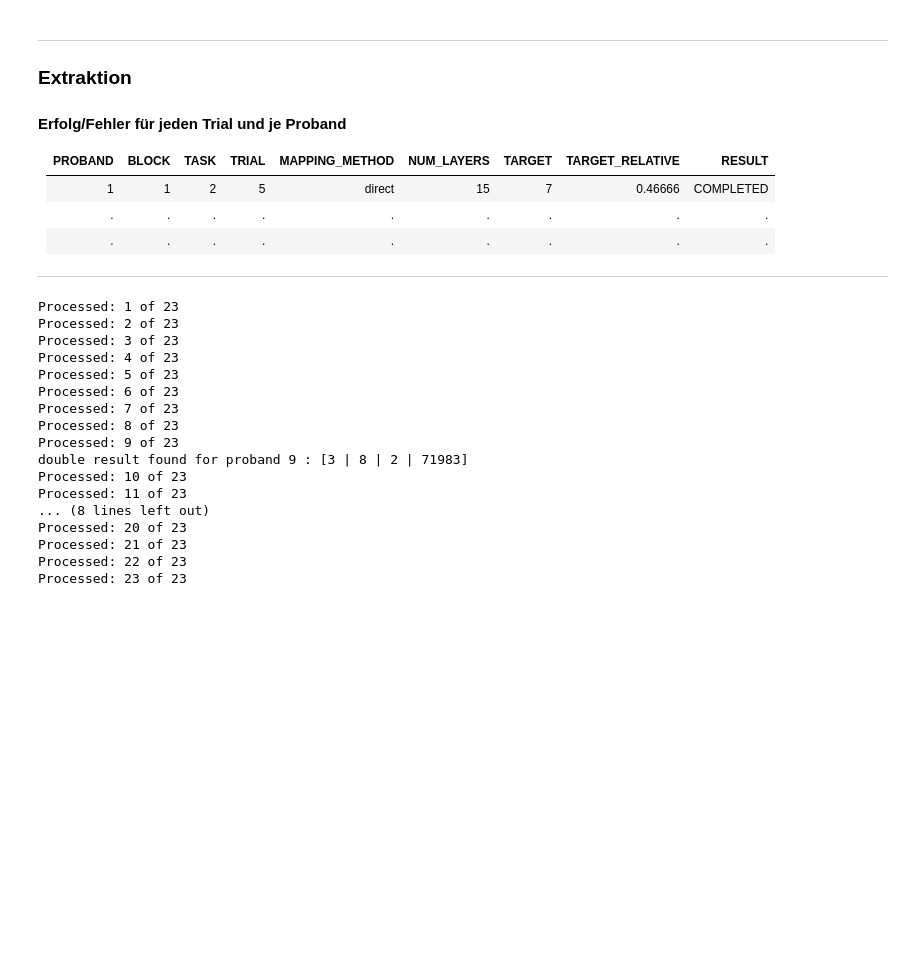
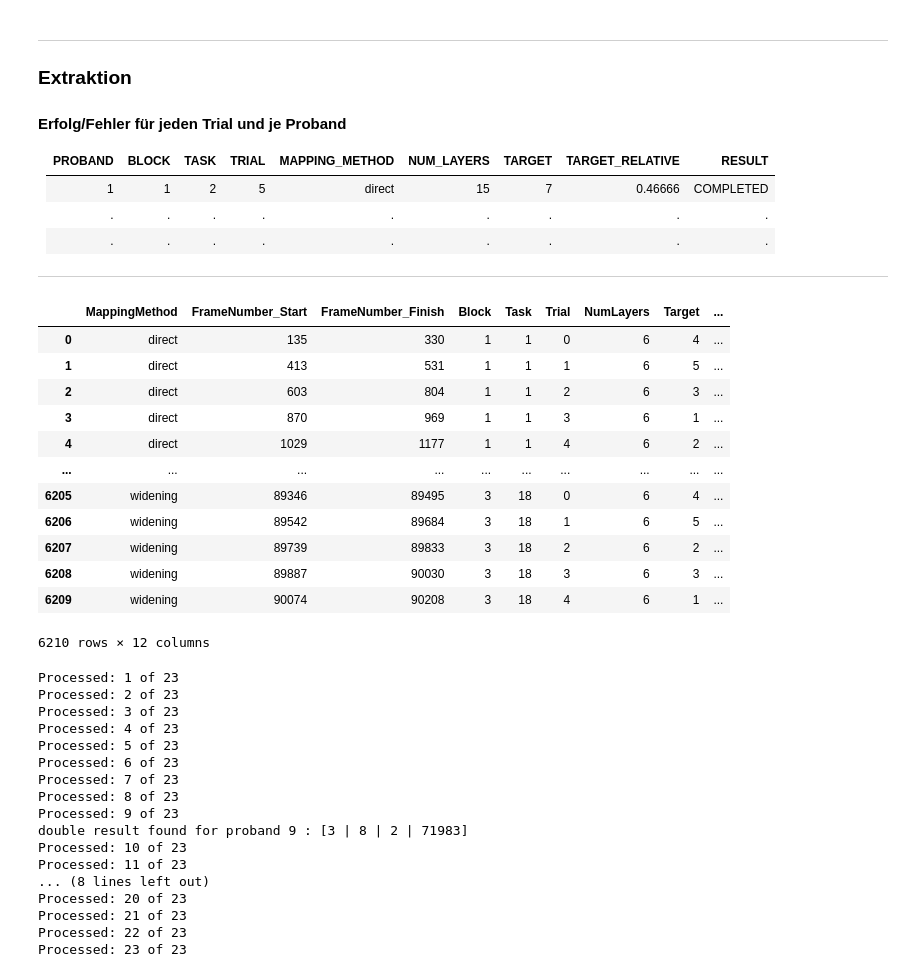
Before and after one commit to visualengineers/reflex-avi2022-results, a Jupyter notebook: code/zelasto study.ipynb, the cells around one changed output. Cells and saved outputs as stored; diff of their text form; code cells hidden in the pictures; blank space fills up the shorter version.

```diff
--- a/code/zelasto study.ipynb
+++ b/code/zelasto study.ipynb
@@ -252,6 +252,76 @@ finished
 | .       | .     | .    | .     | .              | .          | .      | .               | .         |
 
 ---
+# %%
+import numpy as np
+#create new Dataframe for the results per Trial and Proband
+cn_result = ["Proband", "Block", "Task", "Trial", "MappingMethod", "NumLayers", "Target", "Target_Relative", "Result", "Result_Numeric", "FrameNumber_Start", "FrameNumber_Finish"]
+allTrials = pd.DataFrame(columns = cn_result)
+
+probandNum = 0
+probands = []
+
+for proband in cleanedStudy:
+
+    start = proband[(proband['posX']  == " START")]
+    # remove duplicate labels (keep last)
+    start = start.drop_duplicates(['TaskNo', 'TrialIdx'], keep='last')
+
+    finish = proband[(proband["posX"] == " COMPLETED") | (proband["posX"] == " FAILED") | (proband["posX"] == " TERMINATED")]
+
+    # remove duplicate labels (keep first)
+    finish = finish.drop_duplicates(['TaskNo', 'TrialIdx'])
+
+    # setting the indices - associate the date sets with each other - nth start <-> nth finish
+    finish["FrameNumber_Start"] = start.index
+    start["FrameNumber_Finish"] = finish.index
+
+    #display(start)
+    # display(finish)
+
+    finish = finish.reset_index()
+    start = start.reset_index()
+
+    result = pd.DataFrame(start["mappingMethod"])
+    result = result.rename(columns= {"mappingMethod": "MappingMethod"})
+
+    result["FrameNumber_Start"] = finish["FrameNumber_Start"]
+    result["FrameNumber_Finish"] = start["FrameNumber_Finish"]
+    result["Block"] = (start["TaskNo"] / 18).apply(np.ceil).astype(int)
+    result["Task"] = (start["TaskNo"] - ((result["Block"] - 1) * 18)).astype(int)
+    result["Trial"] = start["TrialIdx"].astype(int)
+    result["NumLayers"] = start["LayerCount"]
+    result["Target"] = start["TargetLayers"].str.split(",")
+    result["Target"] = result.apply(lambda item: item["Target"][item["Trial"]], axis = 1).astype(int)
+    result["Target_Relative"] = result["Target"].astype(float) / result["NumLayers"].astype(float)
+
+    #[start["TrialIdx"]].astype(int)
+
+    result["Result"] = finish["posX"]
+    result["Result_Numeric"] = result["Result"].map({" COMPLETED": 1, " FAILED": 0, " TERMINATED": 0})
+
+    # display(result)
+    result["Proband"] = probandNum
+
+    probandNum += 1
+    probands.append(result)
+
+allTrials = pd.concat(probands, ignore_index=True)
+display(allTrials)
+# %% [output]
+|  | MappingMethod | FrameNumber_Start | FrameNumber_Finish | Block | Task | Trial | NumLayers | Target | ... |
+| 0 | direct | 135 | 330 | 1 | 1 | 0 | 6 | 4 | ... |
+| 1 | direct | 413 | 531 | 1 | 1 | 1 | 6 | 5 | ... |
+| 2 | direct | 603 | 804 | 1 | 1 | 2 | 6 | 3 | ... |
+| 3 | direct | 870 | 969 | 1 | 1 | 3 | 6 | 1 | ... |
+| 4 | direct | 1029 | 1177 | 1 | 1 | 4 | 6 | 2 | ... |
+| ... | ... | ... | ... | ... | ... | ... | ... | ... | ... |
+| 6205 | widening | 89346 | 89495 | 3 | 18 | 0 | 6 | 4 | ... |
+| 6206 | widening | 89542 | 89684 | 3 | 18 | 1 | 6 | 5 | ... |
+| 6207 | widening | 89739 | 89833 | 3 | 18 | 2 | 6 | 2 | ... |
+| 6208 | widening | 89887 | 90030 | 3 | 18 | 3 | 6 | 3 | ... |
+| 6209 | widening | 90074 | 90208 | 3 | 18 | 4 | 6 | 1 | ... |
+6210 rows × 12 columns
 # %%
 import math
 #create new Dataframe for the results per Trial and Proband
```
